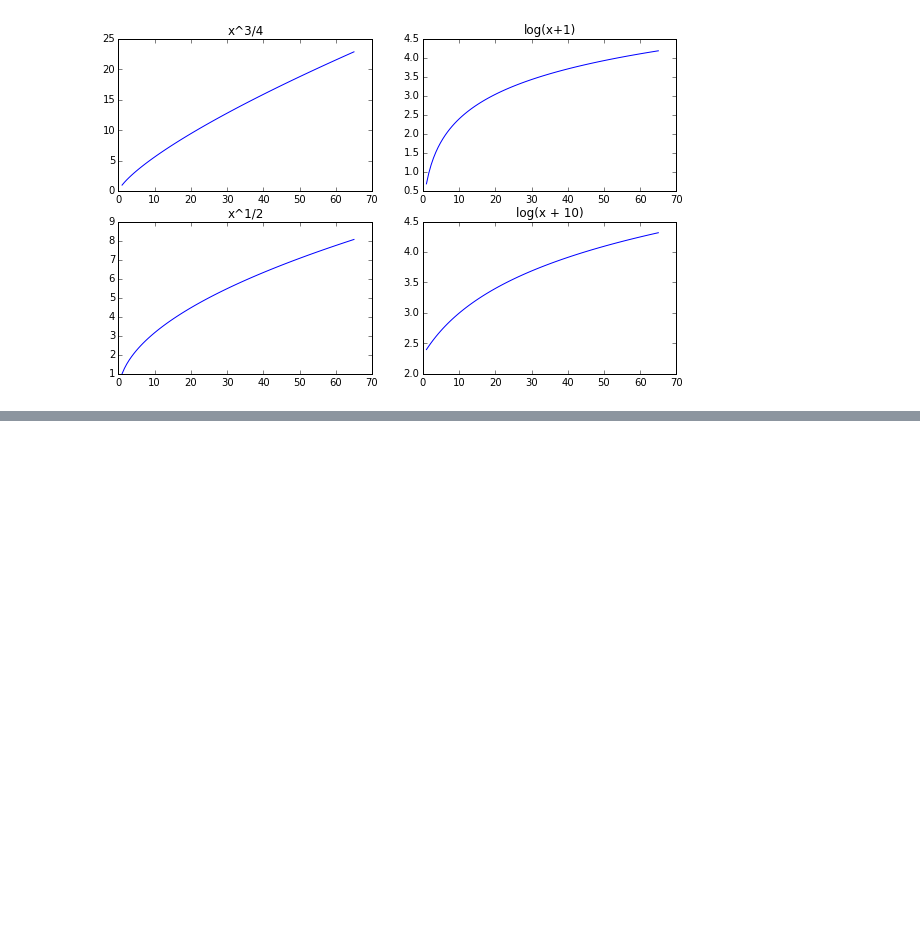
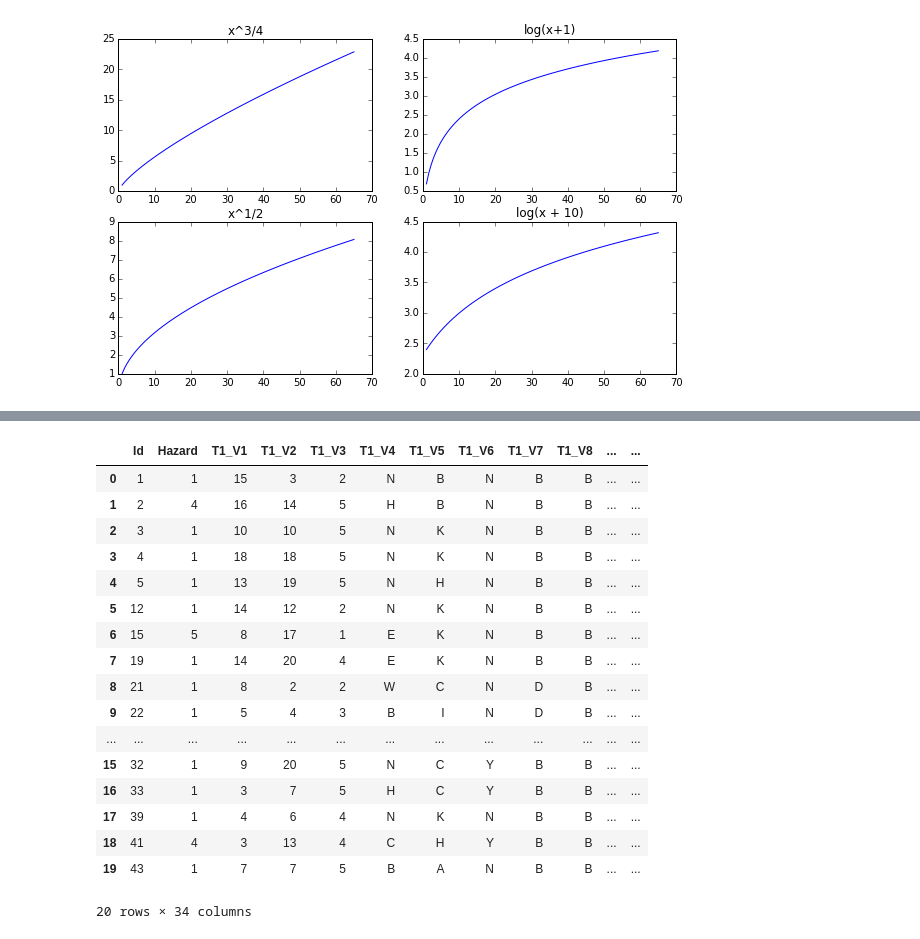
Before and after one commit to Bekbolatov/kaggle, a Jupyter notebook: events/theano/xgboost_liberty_stack.ipynb, the cells around one changed output, grey strips where cells are left out. Saved outputs shown, nothing was run; the diff lists cells and outputs as text; code cells hidden in the pictures; blank space fills up the shorter version.

```diff
--- a/events/theano/xgboost_liberty_stack.ipynb
+++ b/events/theano/xgboost_liberty_stack.ipynb
@@ -220,0 +367,23 @@ plt.title("log(x + 10)")
+# %%
+a = np.copy(np.asarray(data_train.iloc[0:2]))
+b = np.copy(np.asarray(data_train.Hazard))
+data_train.iloc[0:20, ]
+# %% [output]
+|  | Id | Hazard | T1_V1 | T1_V2 | T1_V3 | T1_V4 | T1_V5 | T1_V6 | T1_V7 | T1_V8 | ... | ... |
+| 0 | 1 | 1 | 15 | 3 | 2 | N | B | N | B | B | ... | ... |
+| 1 | 2 | 4 | 16 | 14 | 5 | H | B | N | B | B | ... | ... |
+| 2 | 3 | 1 | 10 | 10 | 5 | N | K | N | B | B | ... | ... |
+| 3 | 4 | 1 | 18 | 18 | 5 | N | K | N | B | B | ... | ... |
+| 4 | 5 | 1 | 13 | 19 | 5 | N | H | N | B | B | ... | ... |
+| 5 | 12 | 1 | 14 | 12 | 2 | N | K | N | B | B | ... | ... |
+| 6 | 15 | 5 | 8 | 17 | 1 | E | K | N | B | B | ... | ... |
+| 7 | 19 | 1 | 14 | 20 | 4 | E | K | N | B | B | ... | ... |
+| 8 | 21 | 1 | 8 | 2 | 2 | W | C | N | D | B | ... | ... |
+| 9 | 22 | 1 | 5 | 4 | 3 | B | I | N | D | B | ... | ... |
+| ... | ... | ... | ... | ... | ... | ... | ... | ... | ... | ... | ... | ... |
+| 15 | 32 | 1 | 9 | 20 | 5 | N | C | Y | B | B | ... | ... |
+| 16 | 33 | 1 | 3 | 7 | 5 | H | C | Y | B | B | ... | ... |
+| 17 | 39 | 1 | 4 | 6 | 4 | N | K | N | B | B | ... | ... |
+| 18 | 41 | 4 | 3 | 13 | 4 | C | H | Y | B | B | ... | ... |
+| 19 | 43 | 1 | 7 | 7 | 5 | B | A | N | B | B | ... | ... |
+20 rows × 34 columns
```
Also changed, not shown: parts of 13 cells of this notebook, 3 other files.
